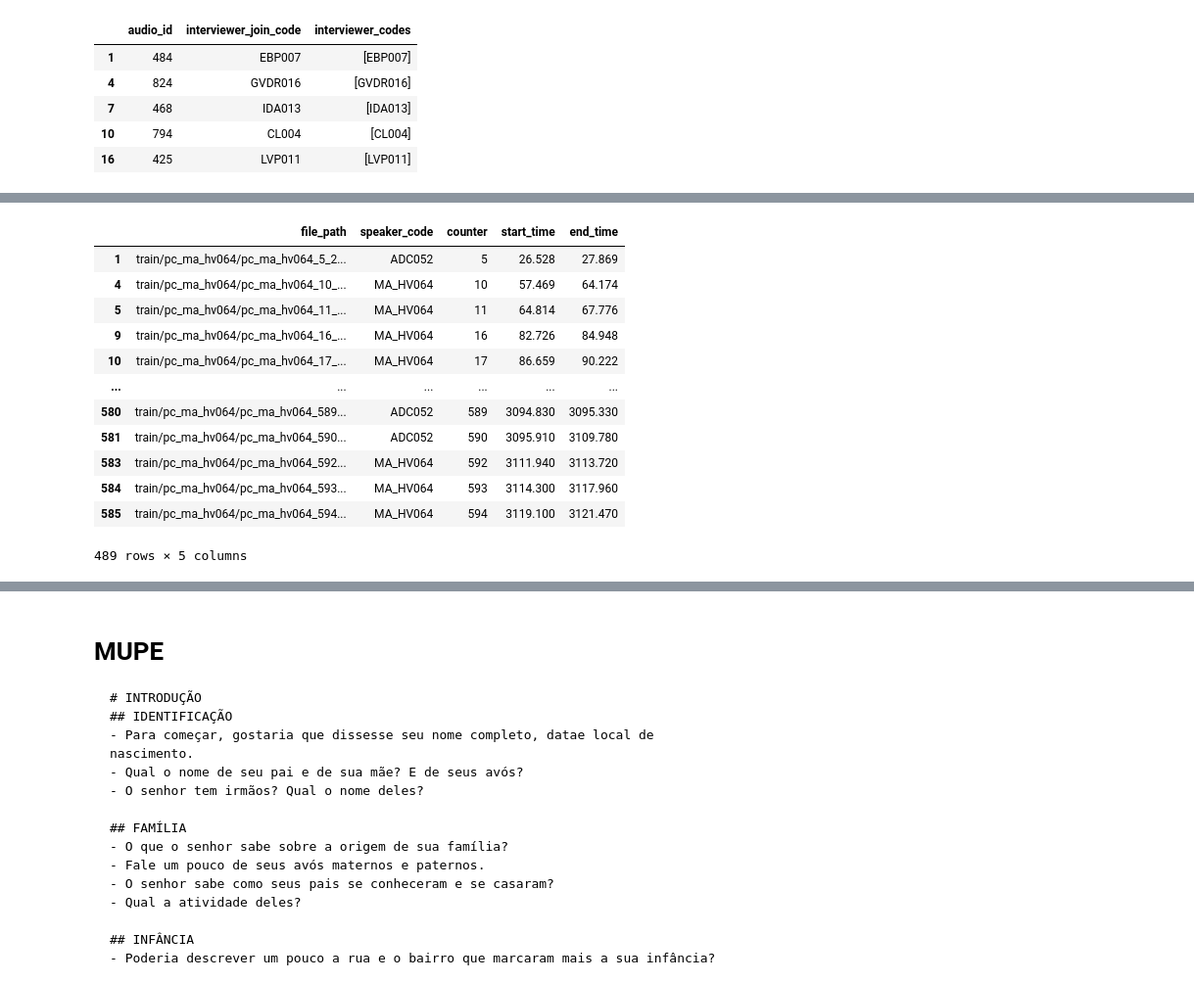
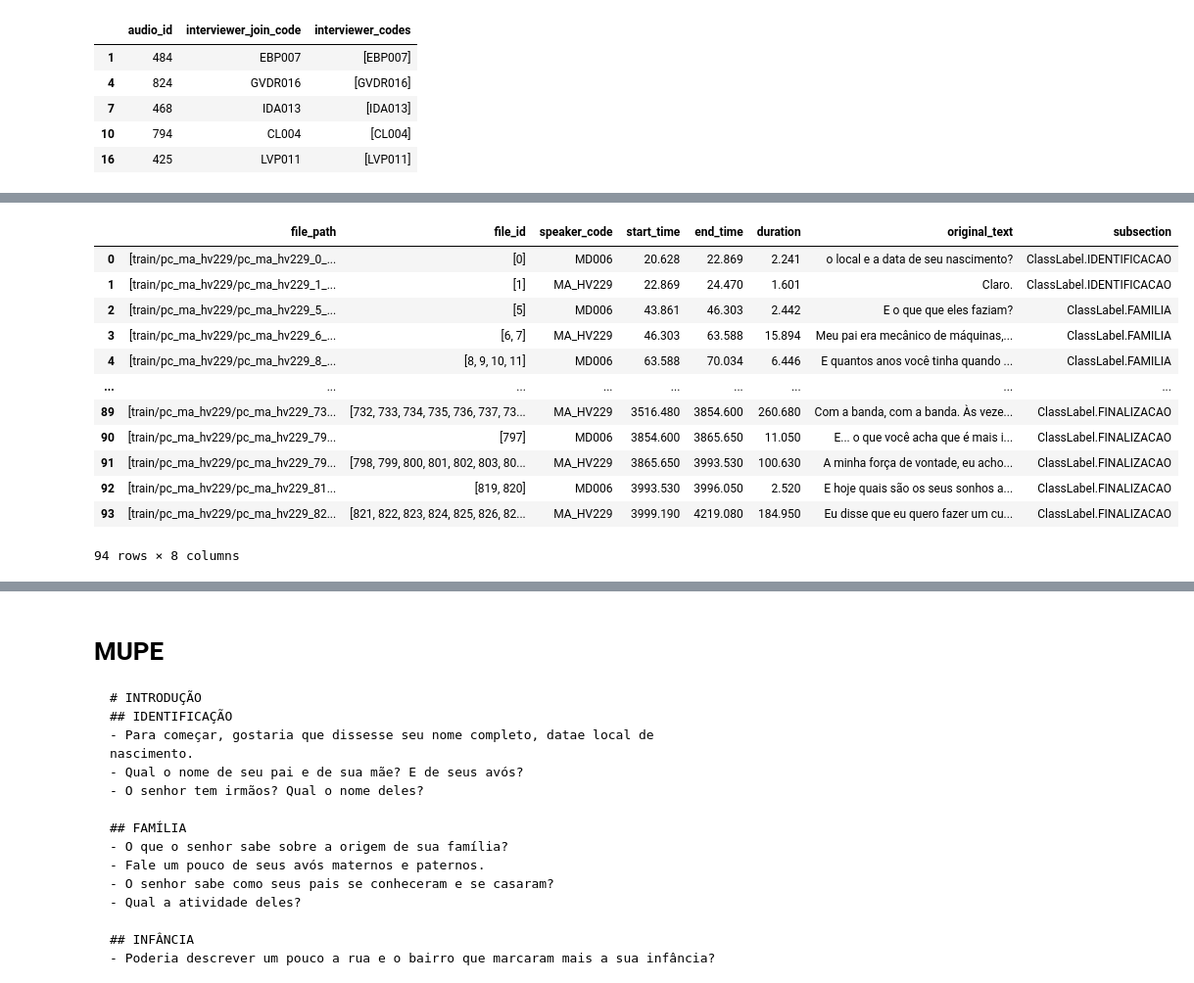
Before and after one commit to antonioMoreira/my-masters-degree, a Jupyter notebook: notebooks/mupe-dataset.ipynb, the cells around one changed output, grey strips where cells are left out. Shown at 98% size. Saved outputs shown, nothing was run; the diff lists cells and outputs as text; code cells hidden in the pictures.

```diff
--- a/notebooks/mupe-dataset.ipynb
+++ b/notebooks/mupe-dataset.ipynb
@@ -592,11 +578,14 @@ itvw_codes_df.head()
 | 10 | 794 | CL004 | [CL004] |
 | 16 | 425 | LVP011 | [LVP011] |
 # %%
+# This for iterates over the saved interview segmentation JSON files and
+#   loads the first that matches an audio_id in itvw_codes_df
 file_name_re = re.compile(r"interview_segmentation_(?P<audio_id>\d+)\.json")
-
 for file in Path("interview_segmentations").glob("interview_segmentation_*.json"):
     file_id = int(file_name_re.match(file.name).group("audio_id"))
+    mupe_train_sample, missing_ids_sample, itvw_code = aggregate_sample_dialogues(mupe_train, audio_id=file_id)
     if file_id in itvw_codes_df["audio_id"].values:
+        print(f"Processing file for audio_id={file_id} with interview_code={itvw_code}")
         interview_segmentation_sample = InterviewSegmentation.model_validate_json(
             file.read_text(encoding="utf-8")
         )
@@ -605,3 +594,6 @@ for file in Path("interview_segmentations").glob("interview_segmentation_*.json"
     else:
         print(f"Skipping file for audio_id={file_id} not in itvw_codes_df")
         continue
+
+display(mupe_metadata_sp[mupe_metadata_sp["audio_id"] == file_id])
+questions_df_sample.head(3)
@@ -666,14 +664,14 @@ def classify_questions(
                         item.timestamp,
                     )
                 except ValueError as e:
-                    print(f"Warning: {e} for item id={item.id}, title='{seg.title}', subtitle='{sub.subtitle}'")
+                    rich.print(f"[yellow] Warning [/yellow]: {e} for item id={item.id}, title='{seg.title}', subtitle='{sub.subtitle}'")
                     id2cls[item.id] = (
                         ClassLabel(seg.title),
                         ClassLabel(seg.title),
                         item.timestamp,
                     )
                 except ValueError as e:
-                    print(f"Warning: {e} for item id={item.id}, title='{seg.title}', subtitle='{sub.subtitle}'")
+                    rich.print(f"[red] Error [/red]: {e} for item id={item.id}, title='{seg.title}', subtitle='{sub.subtitle}'")
                     raise e
 
     missing = set(inter_questions.index) - set(id2cls.keys())
@@ -688,12 +686,9 @@ def classify_questions(
     return df
 
 
-display(interview_segmentation_sample)
-#[1, 2, 3, 4, 7, 9, 14, 349, 352]
-
 assert isinstance(interview_segmentation_sample, InterviewSegmentation) and isinstance(questions_df_sample, pd.DataFrame)
 
-classify_questions(
+questions_parsed_classified = classify_questions(
     questions_parsed=interview_segmentation_sample,
     inter_questions=questions_df_sample,
     level="subsection"
@@ -784,27 +703,18 @@ df_agg.shape
-# %%
-filename_pattern = re.compile(r'pc_ma_hv064_(?P<counter>\d+)_')
-
-def extract_counter(path: str) -> int | None:
-    m = filename_pattern.search(os.path.basename(path))
-    return int(m.group("counter")) if m else None
-
-df = mupe_train_sample.copy()
-
-# df["counter"] = df["file_path"].map(extract_counter)
-
-# mask = (df["counter"].shift(-1) == df["counter"] + 1) & (df["speaker_code"] == df["speaker_code"].shift(-1))
-# df.loc[mask, ["file_path", "speaker_code", "counter", "start_time", "end_time"]]
-# %% [output]
-|  | file_path | speaker_code | counter | start_time | end_time |
-| 1 | train/pc_ma_hv064/pc_ma_hv064_5_2... | ADC052 | 5 | 26.528 | 27.869 |
-| 4 | train/pc_ma_hv064/pc_ma_hv064_10_... | MA_HV064 | 10 | 57.469 | 64.174 |
-| 5 | train/pc_ma_hv064/pc_ma_hv064_11_... | MA_HV064 | 11 | 64.814 | 67.776 |
-| 9 | train/pc_ma_hv064/pc_ma_hv064_16_... | MA_HV064 | 16 | 82.726 | 84.948 |
-| 10 | train/pc_ma_hv064/pc_ma_hv064_17_... | MA_HV064 | 17 | 86.659 | 90.222 |
-| ... | ... | ... | ... | ... | ... |
-| 580 | train/pc_ma_hv064/pc_ma_hv064_589... | ADC052 | 589 | 3094.830 | 3095.330 |
-| 581 | train/pc_ma_hv064/pc_ma_hv064_590... | ADC052 | 590 | 3095.910 | 3109.780 |
-| 583 | train/pc_ma_hv064/pc_ma_hv064_592... | MA_HV064 | 592 | 3111.940 | 3113.720 |
-| 584 | train/pc_ma_hv064/pc_ma_hv064_593... | MA_HV064 | 593 | 3114.300 | 3117.960 |
-| 585 | train/pc_ma_hv064/pc_ma_hv064_594... | MA_HV064 | 594 | 3119.100 | 3121.470 |
-489 rows × 5 columns
+# %%
+mupe_train_sample.merge(
+    questions_parsed_classified["subsection"], left_index=True, right_index=True, how="left"
+).ffill()
+# %% [output]
+|  | file_path | file_id | speaker_code | start_time | end_time | duration | original_text | subsection |
+| 0 | [train/pc_ma_hv229/pc_ma_hv229_0_... | [0] | MD006 | 20.628 | 22.869 | 2.241 | o local e a data de seu nascimento? | ClassLabel.IDENTIFICACAO |
+| 1 | [train/pc_ma_hv229/pc_ma_hv229_1_... | [1] | MA_HV229 | 22.869 | 24.470 | 1.601 | Claro. | ClassLabel.IDENTIFICACAO |
+| 2 | [train/pc_ma_hv229/pc_ma_hv229_5_... | [5] | MD006 | 43.861 | 46.303 | 2.442 | E o que que eles faziam? | ClassLabel.FAMILIA |
+| 3 | [train/pc_ma_hv229/pc_ma_hv229_6_... | [6, 7] | MA_HV229 | 46.303 | 63.588 | 15.894 | Meu pai era mecânico de máquinas,... | ClassLabel.FAMILIA |
+| 4 | [train/pc_ma_hv229/pc_ma_hv229_8_... | [8, 9, 10, 11] | MD006 | 63.588 | 70.034 | 6.446 | E quantos anos você tinha quando ... | ClassLabel.FAMILIA |
+| ... | ... | ... | ... | ... | ... | ... | ... | ... |
+| 89 | [train/pc_ma_hv229/pc_ma_hv229_73... | [732, 733, 734, 735, 736, 737, 73... | MA_HV229 | 3516.480 | 3854.600 | 260.680 | Com a banda, com a banda. Às veze... | ClassLabel.FINALIZACAO |
+| 90 | [train/pc_ma_hv229/pc_ma_hv229_79... | [797] | MD006 | 3854.600 | 3865.650 | 11.050 | E... o que você acha que é mais i... | ClassLabel.FINALIZACAO |
+| 91 | [train/pc_ma_hv229/pc_ma_hv229_79... | [798, 799, 800, 801, 802, 803, 80... | MA_HV229 | 3865.650 | 3993.530 | 100.630 | A minha força de vontade, eu acho... | ClassLabel.FINALIZACAO |
+| 92 | [train/pc_ma_hv229/pc_ma_hv229_81... | [819, 820] | MD006 | 3993.530 | 3996.050 | 2.520 | E hoje quais são os seus sonhos a... | ClassLabel.FINALIZACAO |
+| 93 | [train/pc_ma_hv229/pc_ma_hv229_82... | [821, 822, 823, 824, 825, 826, 82... | MA_HV229 | 3999.190 | 4219.080 | 184.950 | Eu disse que eu quero fazer um cu... | ClassLabel.FINALIZACAO |
+94 rows × 8 columns
```
Also changed, not shown: parts of 14 cells of this notebook, 4 other files.
